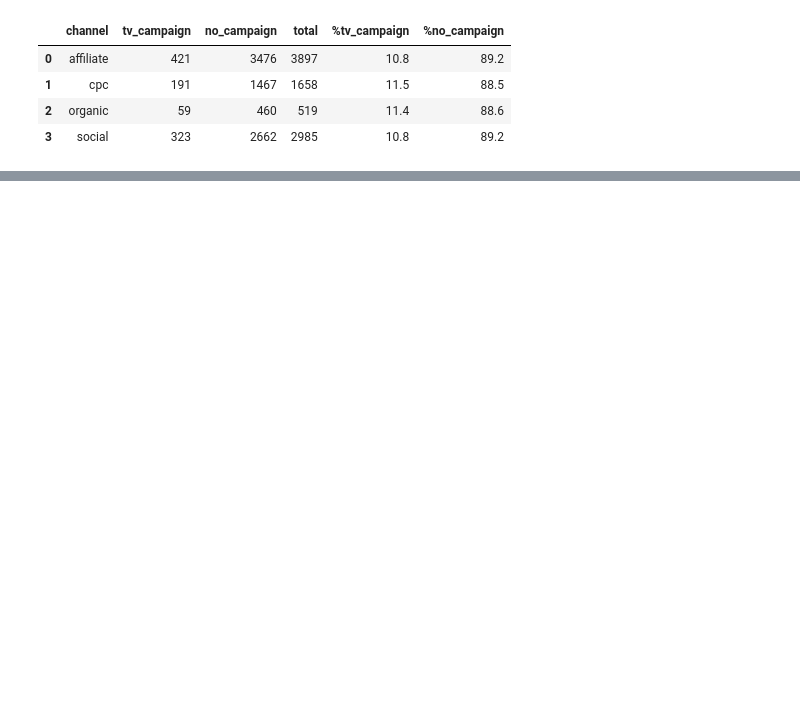
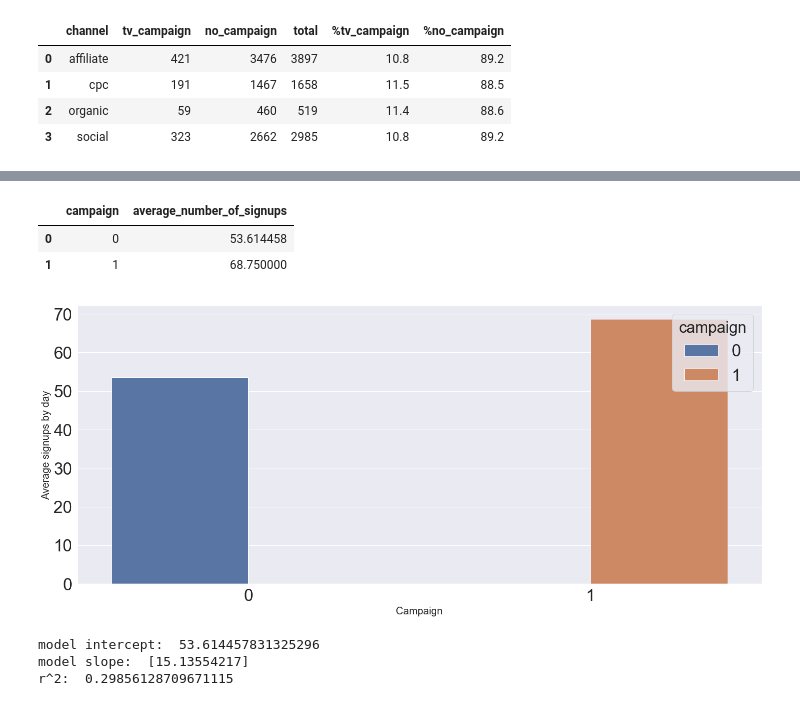
Before and after one commit to xinnyp/marketing_analysis, a Jupyter notebook: campaign_analysis.ipynb, the cells around one changed output, grey strips where cells are left out. Drawn from its saved outputs; the diff is of its cells as text; code cells hidden in the pictures; blank space fills up the shorter version.

```diff
--- a/campaign_analysis.ipynb
+++ b/campaign_analysis.ipynb
@@ -88,0 +123,36 @@ for item in ([bottom_plot.xaxis.label, bottom_plot.yaxis.label] +
+# %%
+average_user_signup_by_campaign = signups_by_day_df.groupby('campaign')['total_signups'].mean().to_frame('average_number_of_signups').reset_index()
+ax = sns.barplot(data=average_user_signup_by_campaign, hue='campaign', x='campaign', y='average_number_of_signups')
+ax.set_xlabel('Campaign', fontsize = 20)
+ax.set_ylabel('Average signups by day', fontsize = 20)
+
+average_user_signup_by_campaign
+# %% [output]
+|  | campaign | average_number_of_signups |
+| 0 | 0 | 53.614458 |
+| 1 | 1 | 68.750000 |
+[figure, added]
+# %%
+import numpy as np
+from sklearn.linear_model import LinearRegression
+from sklearn.model_selection import train_test_split
+
+y = np.array(signups_by_day_df['total_signups'])
+X = np.array(signups_by_day_df['campaign'])
+
+model = LinearRegression()
+
+model.fit(X.reshape(-1,1), y)
+
+#Retrieve the intercept:
+print('model intercept: ', model.intercept_)
+
+#Retrieve the slope:
+print('model slope: ', model.coef_)
+
+#Retrieve the r^2:
+print('r^2: ', model.score(X.reshape(-1,1),y))
+# %% [output]
+model intercept:  53.614457831325296
+model slope:  [15.13554217]
+r^2:  0.29856128709671115
```
Also changed, not shown: parts of 11 cells of this notebook, 1 other file.
